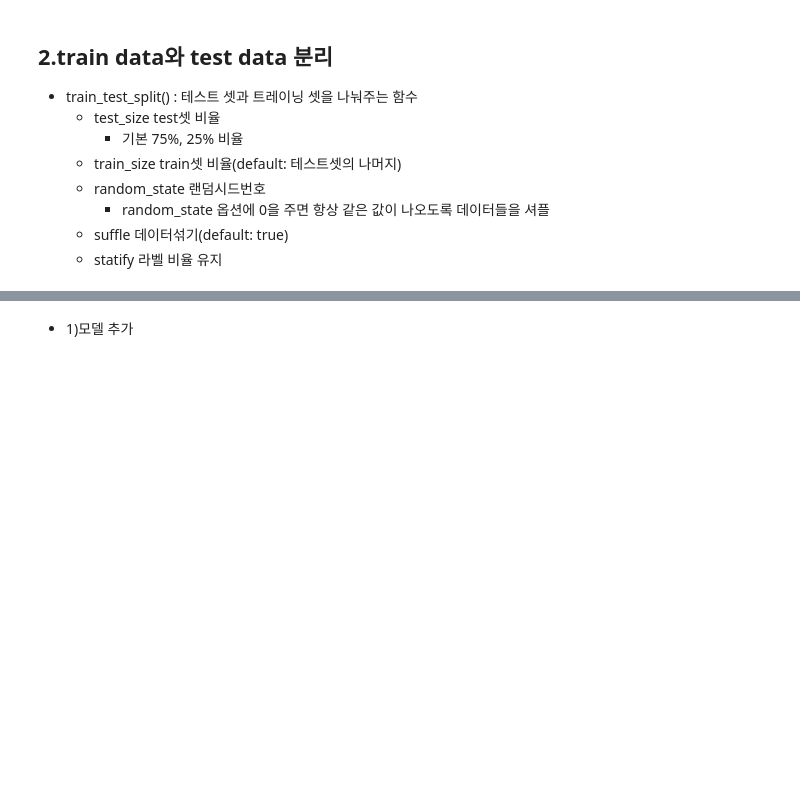
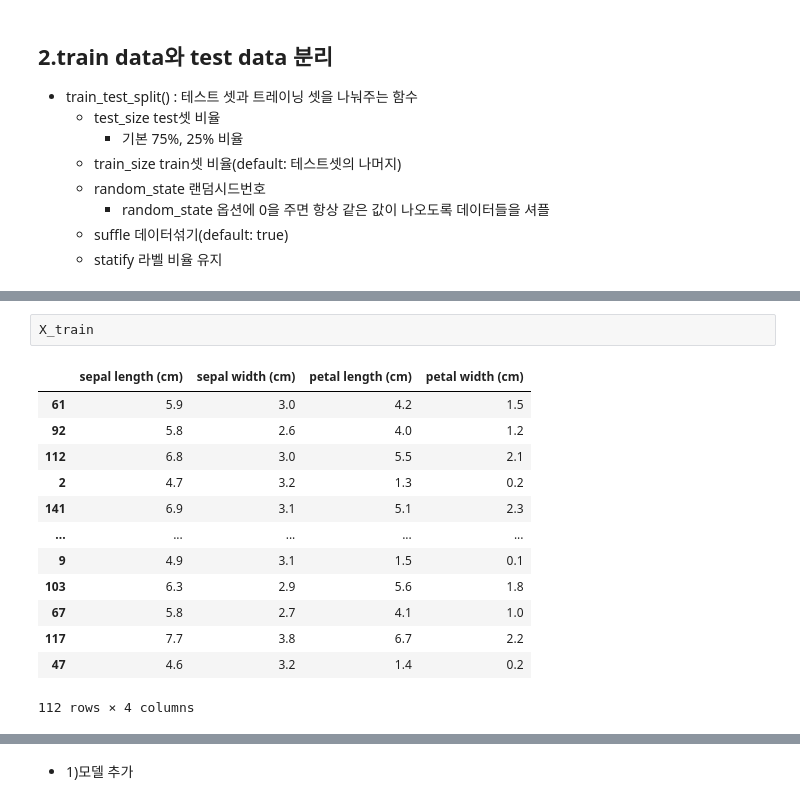
Before and after one commit to cybermin/2022_BSSM, a Jupyter notebook: 07_codelab4_scikitlearn.ipynb, the cells around one changed output, grey strips where cells are left out. Saved outputs shown, nothing was run; the diff lists cells and outputs as text; blank space fills up the shorter version.

```diff
--- a/07_codelab4_scikitlearn.ipynb
+++ b/07_codelab4_scikitlearn.ipynb
@@ -246,0 +288,16 @@ plt.show()
+# %%
+X_train
+# %% [output]
+|  | sepal length (cm) | sepal width (cm) | petal length (cm) | petal width (cm) |
+| 61 | 5.9 | 3.0 | 4.2 | 1.5 |
+| 92 | 5.8 | 2.6 | 4.0 | 1.2 |
+| 112 | 6.8 | 3.0 | 5.5 | 2.1 |
+| 2 | 4.7 | 3.2 | 1.3 | 0.2 |
+| 141 | 6.9 | 3.1 | 5.1 | 2.3 |
+| ... | ... | ... | ... | ... |
+| 9 | 4.9 | 3.1 | 1.5 | 0.1 |
+| 103 | 6.3 | 2.9 | 5.6 | 1.8 |
+| 67 | 5.8 | 2.7 | 4.1 | 1.0 |
+| 117 | 7.7 | 3.8 | 6.7 | 2.2 |
+| 47 | 4.6 | 3.2 | 1.4 | 0.2 |
+112 rows × 4 columns
```
Also changed, not shown: parts of 23 cells of this notebook.
